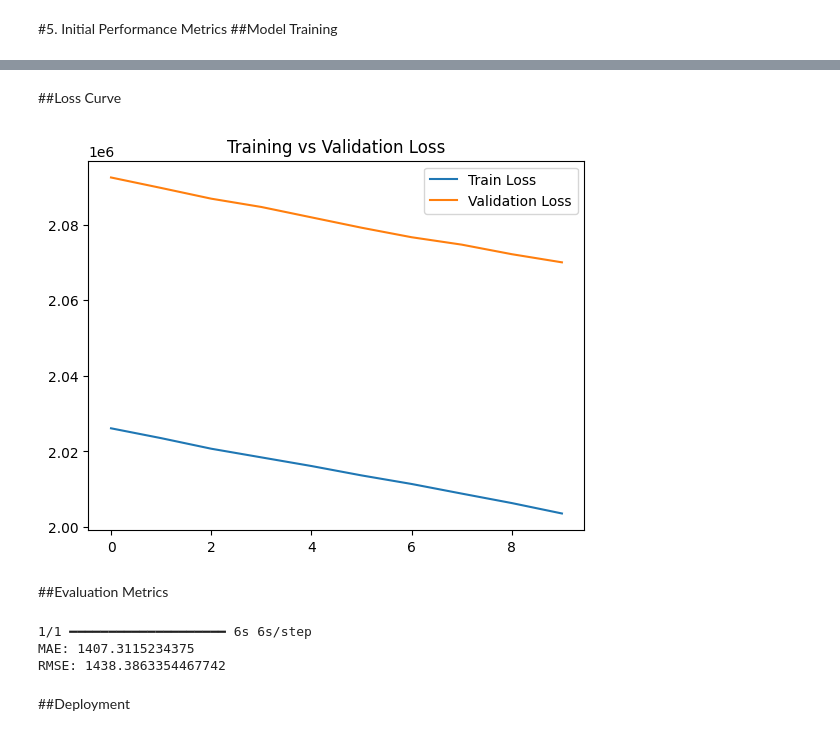
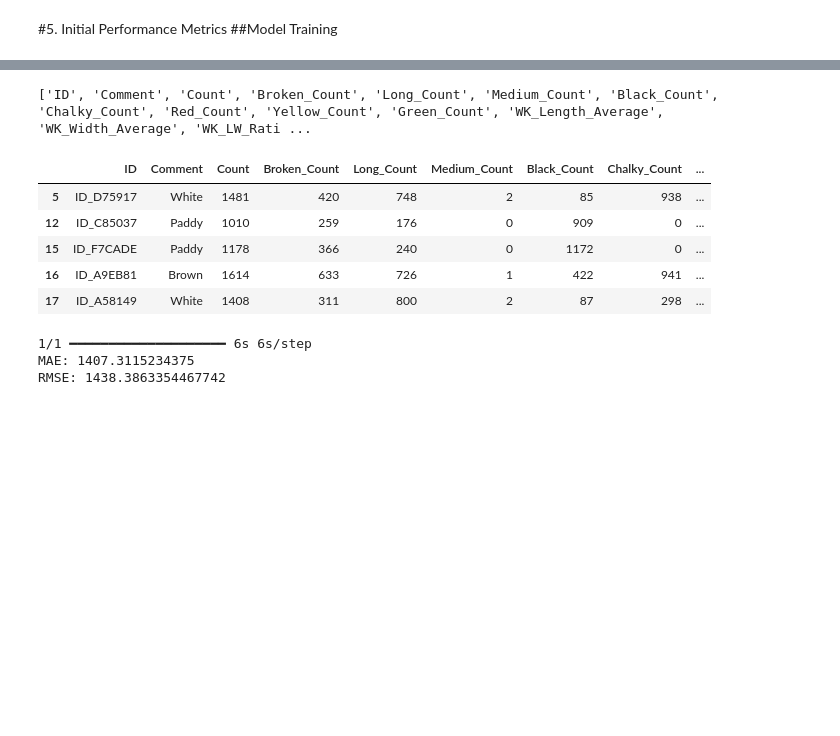
Before and after one commit to Davdesigner/Mission_capstone, a Jupyter notebook: David_Mission_Capstone.ipynb, the cells around one changed output, grey strips where cells are left out. Cells and saved outputs as stored; diff of their text form; code cells hidden in the pictures; blank space fills up the shorter version.

```diff
--- a/David_Mission_Capstone.ipynb
+++ b/David_Mission_Capstone.ipynb
@@ -101,7 +94,8 @@ image_col = 'ID'
 target_columns = ['Count'] # Assuming 'Count' corresponds to 'Grain_Count' from subsequent cells
 
 # Get a list of all actual image filenames in IMG_DIR (without extension)
-existing_image_files = set([f.replace('.png', '') for f in os.listdir(IMG_DIR) if f.endswith('.png')])
+all_files_in_dir = os.listdir(IMG_DIR)
+existing_image_files = set([f.replace('.png', '') for f in all_files_in_dir if f.endswith('.png')])
 
 # Filter the labels DataFrame to only include entries where the image file exists
 labels_filtered = labels[labels[image_col].isin(existing_image_files)].copy()
@@ -112,13 +106,18 @@ labels_filtered['filename'] = labels_filtered[image_col] + '.png'
 print(f"Original labels count: {len(labels)}")
 print(f"Filtered labels count (images found): {len(labels_filtered)}")
 
-# Prepend the image ID with the .png extension to match actual image filenames
-X = np.array([load_image(img_id + '.png') for img_id in labels_filtered[image_col]])
-y = labels_filtered[target_columns].values
+# Check if labels_filtered is empty before proceeding
+if labels_filtered.empty:
+    print(f"No matching image files found in {IMG_DIR}. Please check the directory contents and the 'ID' column in the labels DataFrame.")
+    print(f"Files found in {IMG_DIR}: {all_files_in_dir}")
+else:
+    # Prepend the image ID with the .png extension to match actual image filenames
+    X = np.array([load_image(os.path.join(IMG_DIR, img_id + '.png')) for img_id in labels_filtered[image_col]])
+    y = labels_filtered[target_columns].values
 
-X_train, X_test, y_train, y_test = train_test_split(
-    X, y, test_size=0.2, random_state=42
-)
+    X_train, X_test, y_train, y_test = train_test_split(
+        X, y, test_size=0.2, random_state=42
+    )
 # %% [output]
 Original labels count: 938
 Filtered labels count (images found): 119
@@ -288,12 +259,0 @@ Epoch 10/10
-# %% [markdown]
-##Loss Curve
-# %%
-plt.plot(history.history['loss'], label="Train Loss")
-plt.plot(history.history['val_loss'], label="Validation Loss")
-plt.legend()
-plt.title("Training vs Validation Loss")
-plt.show()
-# %% [output]
-[figure, removed]
-# %% [markdown]
-##Evaluation Metrics
@@ -300,3 +266,14 @@ plt.show()
+# %%
+print(labels_filtered.columns.tolist())
+display(labels_filtered.head())
+# %% [output]
+['ID', 'Comment', 'Count', 'Broken_Count', 'Long_Count', 'Medium_Count', 'Black_Count', 'Chalky_Count', 'Red_Count', 'Yellow_Count', 'Green_Count', 'WK_Length_Average', 'WK_Width_Average', 'WK_LW_Rati ...
+|  | ID | Comment | Count | Broken_Count | Long_Count | Medium_Count | Black_Count | Chalky_Count | ... |
+| 5 | ID_D75917 | White | 1481 | 420 | 748 | 2 | 85 | 938 | ... |
+| 12 | ID_C85037 | Paddy | 1010 | 259 | 176 | 0 | 909 | 0 | ... |
+| 15 | ID_F7CADE | Paddy | 1178 | 366 | 240 | 0 | 1172 | 0 | ... |
+| 16 | ID_A9EB81 | Brown | 1614 | 633 | 726 | 1 | 422 | 941 | ... |
+| 17 | ID_A58149 | White | 1408 | 311 | 800 | 2 | 87 | 298 | ... |
 # %%
 val_preds = model.predict(val_gen)
 mae = mean_absolute_error(val_gen.labels, val_preds)
@@ -308,5 +285,3 @@ print("RMSE:", rmse)
 1/1 ━━━━━━━━━━━━━━━━━━━━ 6s 6s/step
 MAE: 1407.3115234375
 RMSE: 1438.3863354467742
-# %% [markdown]
-##Deployment
```
Also changed, not shown: parts of 30 cells of this notebook.
